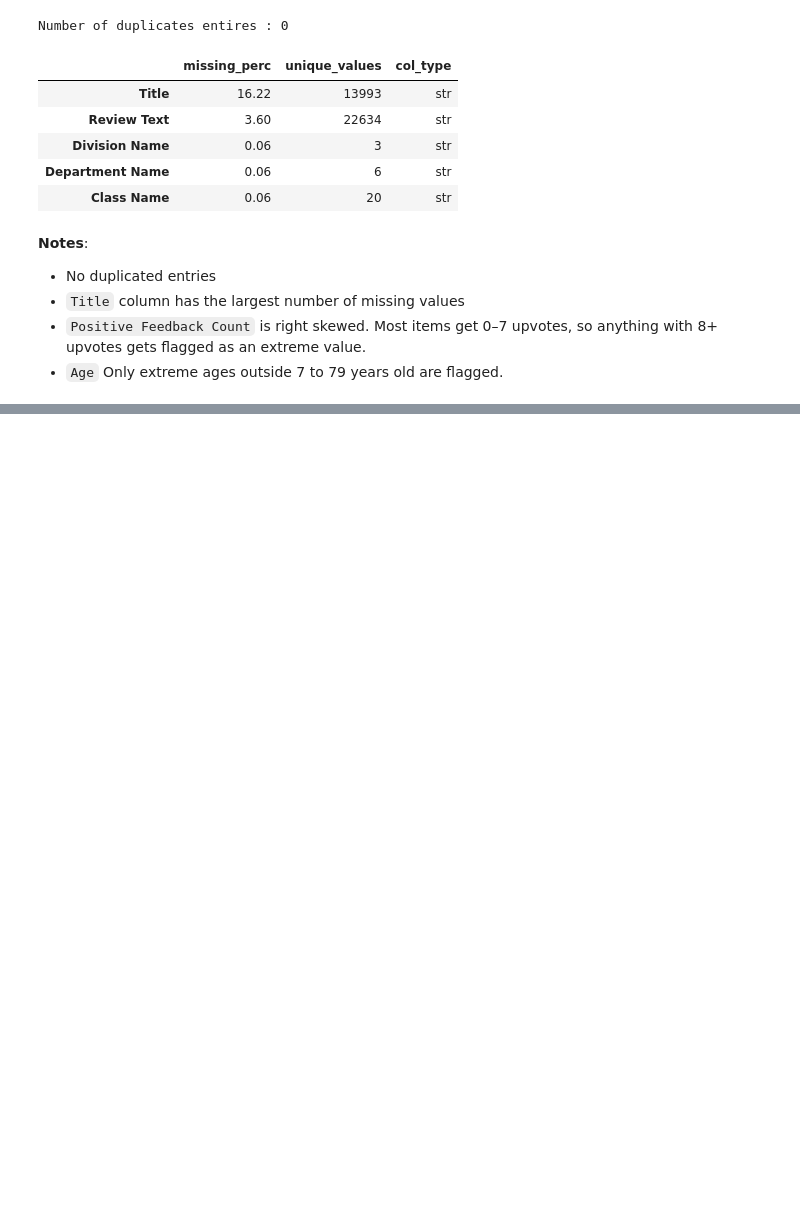
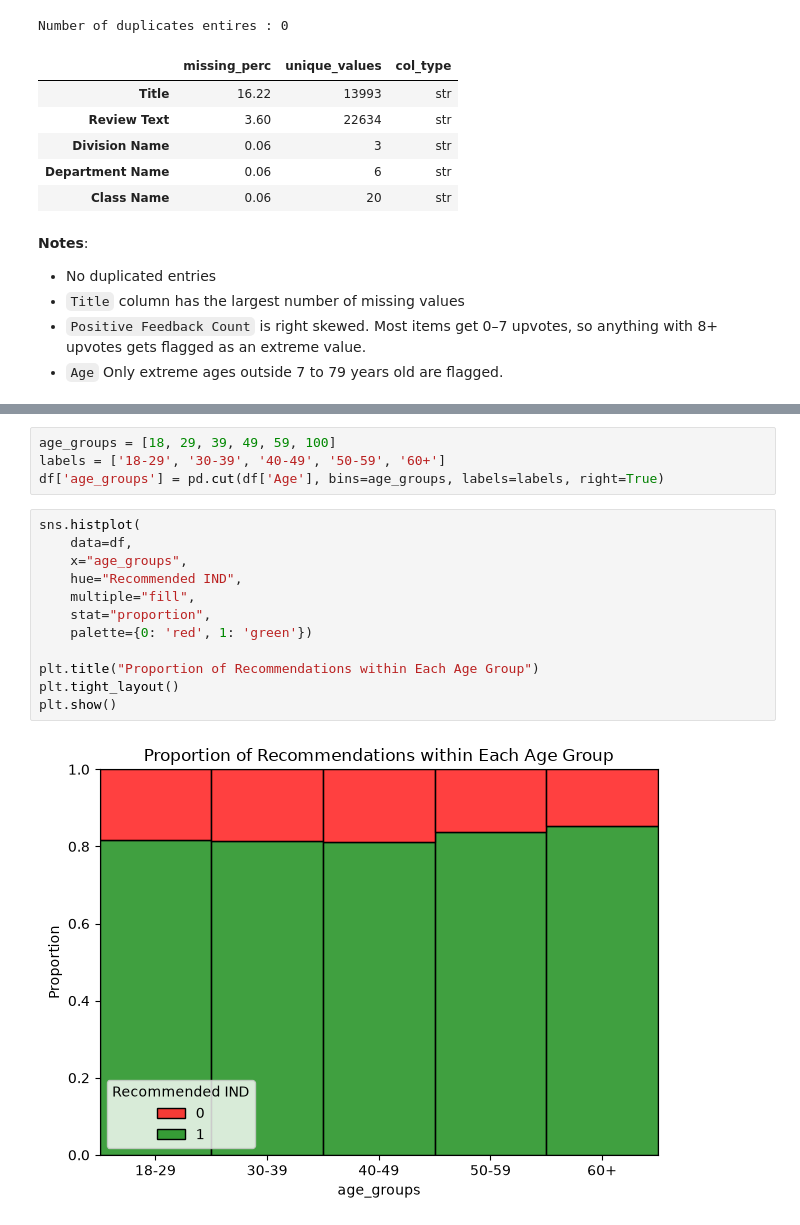
Before and after one commit to yousssef96/E-Commerce-Clothing-Reviews, a Jupyter notebook: notebooks/sentiment_analysis.ipynb, the cells around one changed output, grey strips where cells are left out. Drawn from its saved outputs; the diff is of its cells as text; blank space fills up the shorter version.

```diff
--- a/notebooks/sentiment_analysis.ipynb
+++ b/notebooks/sentiment_analysis.ipynb
@@ -114,0 +158,18 @@ Number of duplicates entires : 0
+# %%
+age_groups = [18, 29, 39, 49, 59, 100]
+labels = ['18-29', '30-39', '40-49', '50-59', '60+']
+df['age_groups'] = pd.cut(df['Age'], bins=age_groups, labels=labels, right=True)
+# %%
+sns.histplot(
+    data=df,
+    x="age_groups",
+    hue="Recommended IND",
+    multiple="fill",
+    stat="proportion",
+    palette={0: 'red', 1: 'green'})
+
+plt.title("Proportion of Recommendations within Each Age Group")
+plt.tight_layout()
+plt.show()
+# %% [output]
+[figure, added]
```
Also changed, not shown: parts of 12 cells of this notebook.
